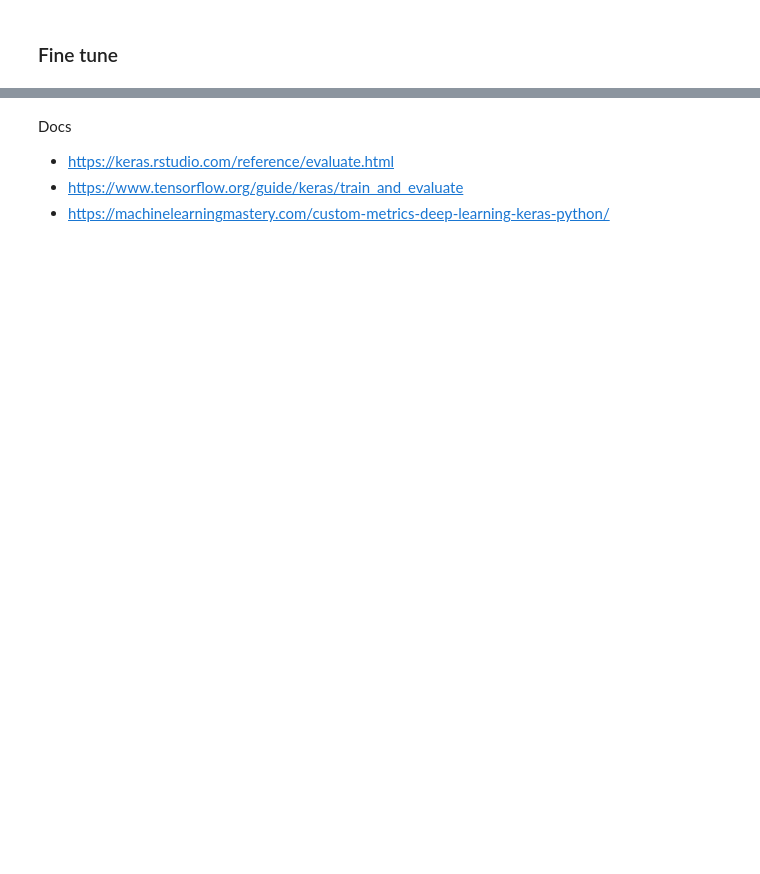
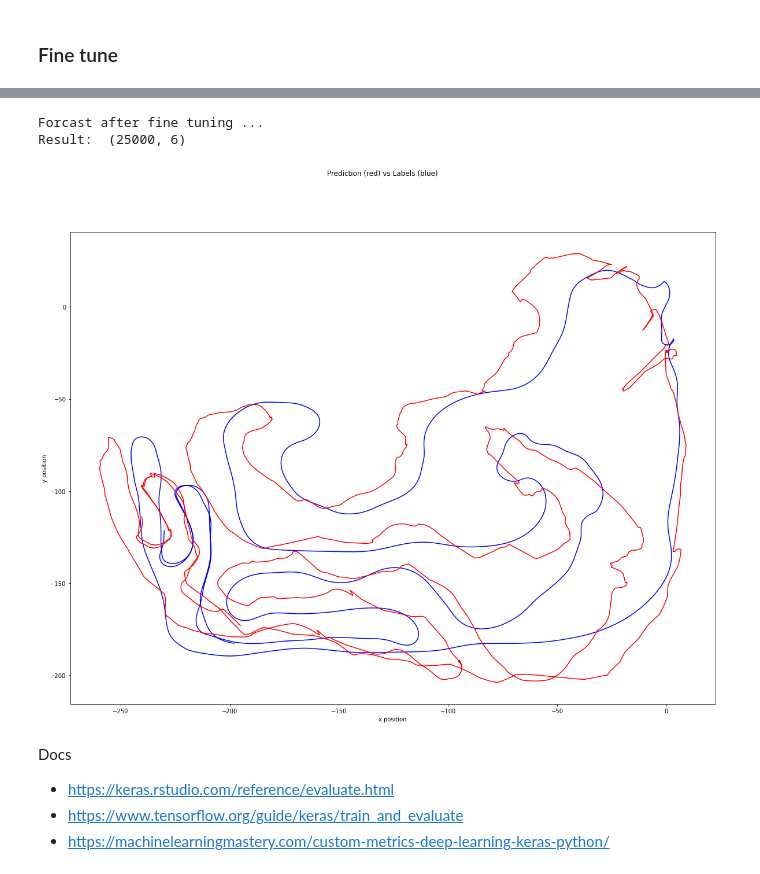
Before and after one commit to dominique-nshimyimana/Car-State, a Jupyter notebook: series_car_state_action_v1.ipynb, the cells around one changed output, grey strips where cells are left out. Cells and saved outputs as stored; diff of their text form; code cells hidden in the pictures; blank space fills up the shorter version.

```diff
--- a/series_car_state_action_v1.ipynb
+++ b/series_car_state_action_v1.ipynb
@@ -307,8 +308,8 @@ plt.show()
 ### Fine tune
 # %%
 # Use small batch
-batchsize = 2
-EPOCHS = 2
+batchsize = 200
+EPOCHS = 100
 decay = ExponentialDecay(0.0004, 20000, 0.99)
 optimizer_exp = tf.keras.optimizers.Adam(learning_rate=decay)
 
@@ -323,18 +338,23 @@ Epoch 2/2
 # %%
 print('Forcast after fine tuning ...')
-yhat = model.predict(Xtest)
+yhat = model.predict(Xtest, batch_size=1)
+print('Result: ', yhat.shape)
 
 # Vis after tuning ...
 labels = ytest[:,:2]  #y_[:,:,:2]
-predict  = yhat[:,:2]
+predict  = 1.8*yhat[:,:2]
 
 plt.plot(*zip(*labels), 'b')
 plt.plot(*zip(*predict),'r')
 plt.ylabel('y position')
 plt.xlabel('x position')
-plt.suptitle("yy pasition as one feature")
+plt.suptitle("Prediction (red) vs Labels (blue)")
 plt.gcf().set_size_inches(20, 15)
 plt.show()
+# %% [output]
+Forcast after fine tuning ...
+Result:  (25000, 6)
+[figure, added]
 # %% [markdown]
 Docs
 
```
Also changed, not shown: parts of 5 cells of this notebook.
